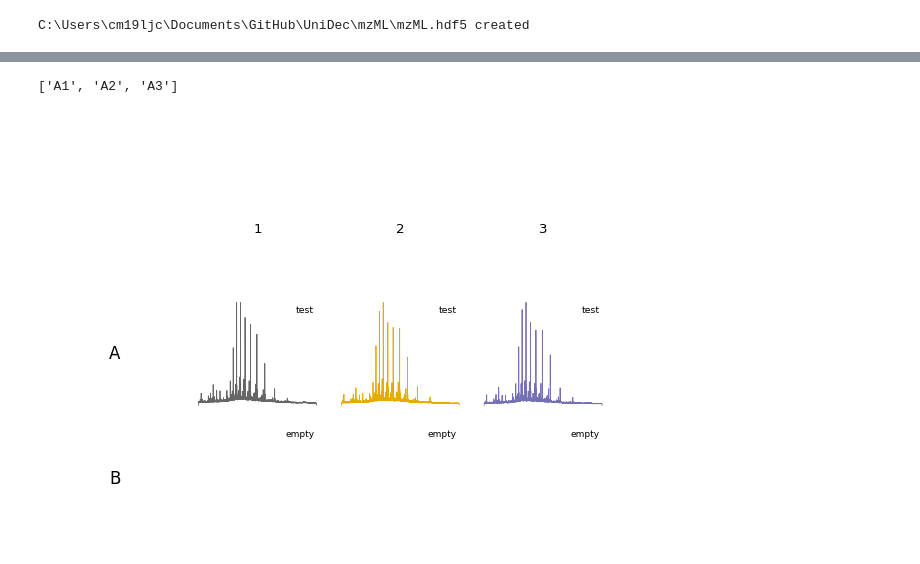
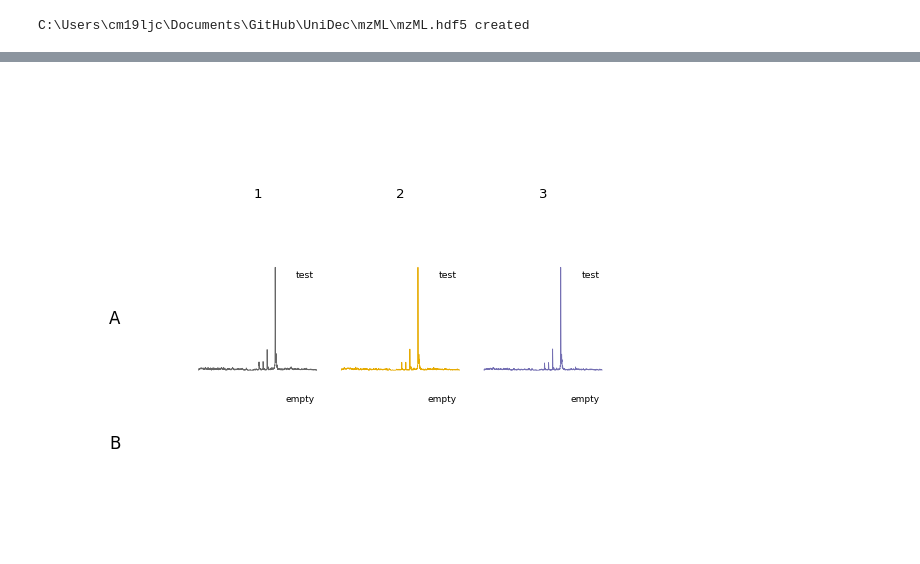
Before and after one commit to lawrencecollins/UniDec, a Jupyter notebook: megaunidec v2.ipynb, the cells around one changed output, grey strips where cells are left out. Saved outputs shown, nothing was run; the diff lists cells and outputs as text; code cells hidden in the pictures.

```diff
--- a/megaunidec v2.ipynb
+++ b/megaunidec v2.ipynb
@@ -73,29 +65,8 @@ size = 6
-# %%
-
-for i in range(0, 3):
-    x.append(np.array([]))
-    y.append(np.array([]))
-
-x
-x = np.array(x, dtype = object)
-y = np.array(y, dtype = object)
 # %%
-platemap = pm.plate_map('long map example.csv', size = size, valid = True, header_names = header_names)
-
-
-filt = platemap['Type'] != 'empty'
-time = np.array(platemap[filt]['Time'], dtype = float)
-wellsfull = list(platemap[filt].index)
-wellsfull
+platemap = pm.plate_map('long map example.csv', size = 6, valid = True, header_names = mega.header_names)
-# %% [output]
-['A1', 'A2', 'A3']
-# %%
-# circumventing current index
-for i, s in enumerate(meta.data.spectra):
-    s.name = wellsfull[i]
 # %%
 
-def gen_dfs(unidec_engine, platemap, data_type = "massdat"):
+def get_data(unidec_engine, platemap, data_type = "massdat"):
     """Returns 2 data frames containing x and y data of a defined datatype (e.g. massdat) for each well,
     concatenated with platemap. """
     datax, datay = [], []
@@ -110,11 +81,11 @@ def gen_dfs(unidec_engine, platemap, data_type = "massdat"):
     x, y =  pd.DataFrame(datax, index = index), pd.DataFrame(datay, index = index)
     return pd.concat([platemap, x], axis = 1), pd.concat([platemap, y], axis = 1)
 # %%
-dfx, dfy = gen_dfs(meta, platemap, 'rawdata')
-mapvars = list(header_names.keys())+ ['Valid']
+dfx, dfy = get_data(meta, platemap, 'massdat')
+mapvars = list(mega.header_names.keys())+ ['Valid']
 mapvars.remove('Well ID')
 x = dfx.drop(mapvars, 1)
 y = dfy.drop(mapvars, 1)
 pm.visualise_all_series(x, y, platemap = platemap, share_y = False, size = 6, colorby = 'Time', dpi = 120)
 # %% [output]
-[figure, old version]
+[figure, new version]
```
Also changed, not shown: parts of 5 cells of this notebook, 4 other files.
